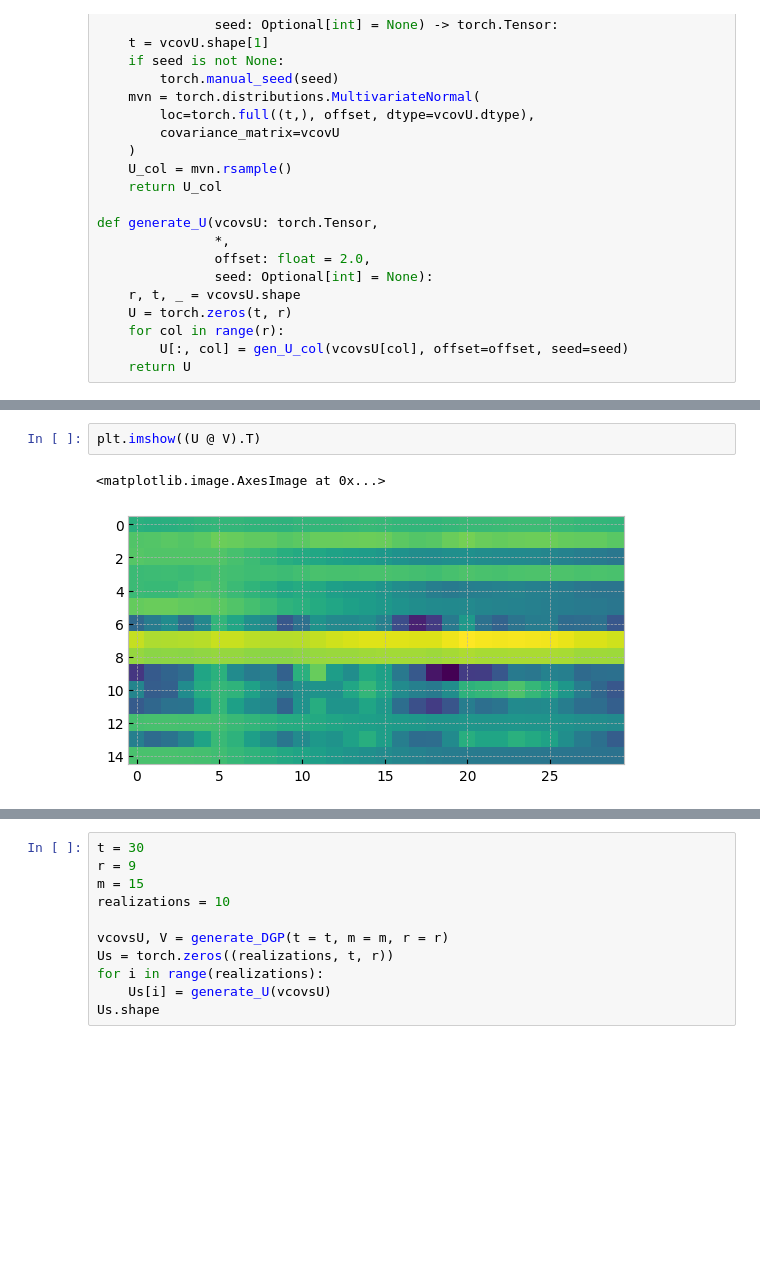
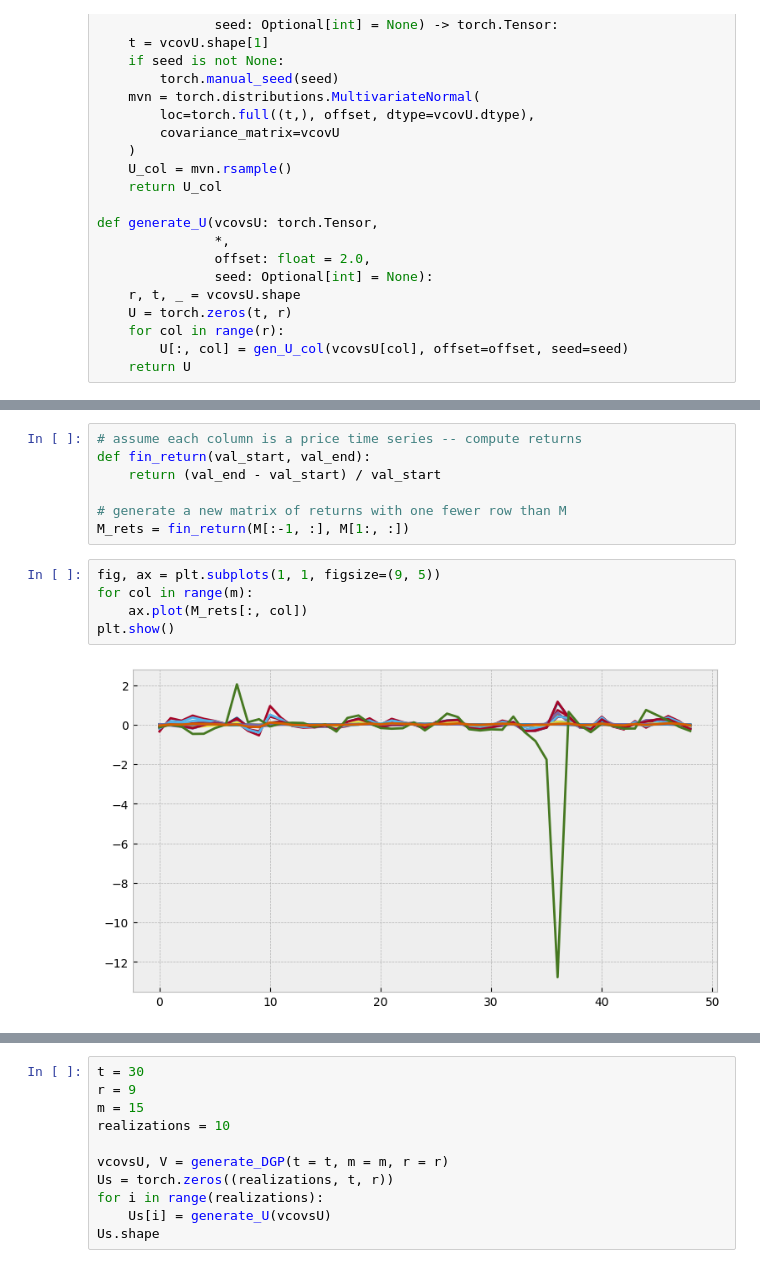
Before and after one commit to m-laprise/partialinfo, a Jupyter notebook: src/inprogress/dgp_draft.ipynb, the cells around one changed output, grey strips where cells are left out. Saved outputs shown, nothing was run; the diff lists cells and outputs as text; blank space fills up the shorter version.

```diff
--- a/src/inprogress/dgp_draft.ipynb
+++ b/src/inprogress/dgp_draft.ipynb
@@ -227,5 +229,14 @@ plt.show()
-# %%
-plt.imshow((U @ V).T)
-# %% [output]
-<matplotlib.image.AxesImage at 0x...>
-[figure, removed]
+# %%
+# assume each column is a price time series -- compute returns
+def fin_return(val_start, val_end):
+    return (val_end - val_start) / val_start
+
+# generate a new matrix of returns with one fewer row than M
+M_rets = fin_return(M[:-1, :], M[1:, :])
+# %%
+fig, ax = plt.subplots(1, 1, figsize=(9, 5))
+for col in range(m):
+    ax.plot(M_rets[:, col])
+plt.show()
+# %% [output]
+[figure, added]
```
Also changed, not shown: parts of 4 cells of this notebook, 5 other files.
